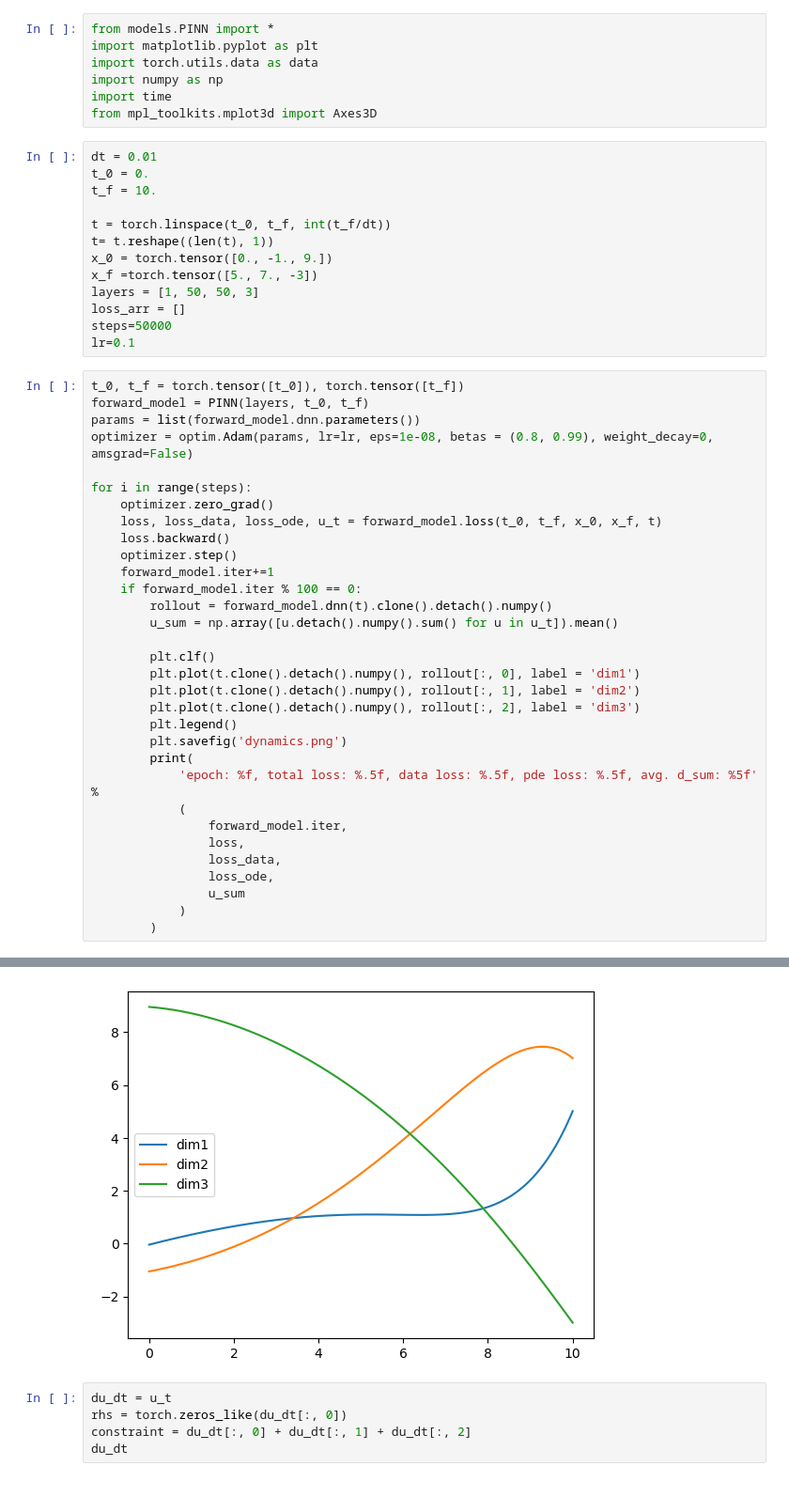
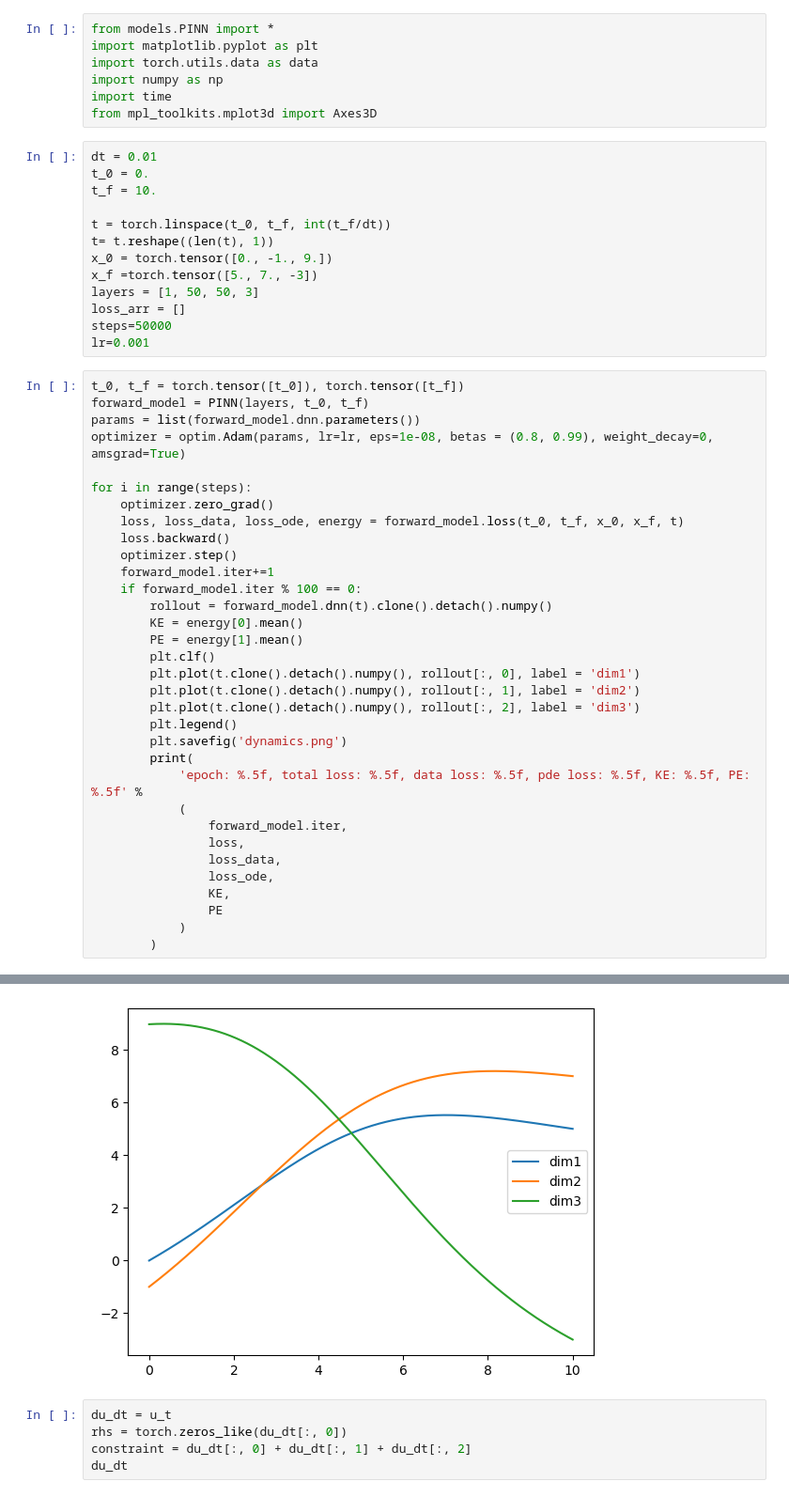
Before and after one commit to reecekeller/latentphysics, a Jupyter notebook: implicit.ipynb, the cells around one changed output, grey strips where cells are left out. Shown at 94% size. Drawn from its saved outputs; the diff is of its cells as text.

```diff
--- a/implicit.ipynb
+++ b/implicit.ipynb
@@ -17,23 +17,23 @@ x_f =torch.tensor([5., 7., -3])
 layers = [1, 50, 50, 3]
 loss_arr = []
 steps=50000
-lr=0.1
+lr=0.001
 # %%
 t_0, t_f = torch.tensor([t_0]), torch.tensor([t_f])
 forward_model = PINN(layers, t_0, t_f)
 params = list(forward_model.dnn.parameters())
-optimizer = optim.Adam(params, lr=lr, eps=1e-08, betas = (0.8, 0.99), weight_decay=0, amsgrad=False)
+optimizer = optim.Adam(params, lr=lr, eps=1e-08, betas = (0.8, 0.99), weight_decay=0, amsgrad=True)
 
 for i in range(steps):
     optimizer.zero_grad()
-    loss, loss_data, loss_ode, u_t = forward_model.loss(t_0, t_f, x_0, x_f, t)
+    loss, loss_data, loss_ode, energy = forward_model.loss(t_0, t_f, x_0, x_f, t)
     loss.backward()
     optimizer.step()
     forward_model.iter+=1
     if forward_model.iter % 100 == 0:
         rollout = forward_model.dnn(t).clone().detach().numpy()
-        u_sum = np.array([u.detach().numpy().sum() for u in u_t]).mean()
-
+        KE = energy[0].mean()
+        PE = energy[1].mean()
         plt.clf()
         plt.plot(t.clone().detach().numpy(), rollout[:, 0], label = 'dim1')
         plt.plot(t.clone().detach().numpy(), rollout[:, 1], label = 'dim2')
@@ -41,13 +41,14 @@ for i in range(steps):
         plt.legend()
         plt.savefig('dynamics.png')
         print(
-            'epoch: %f, total loss: %.5f, data loss: %.5f, pde loss: %.5f, avg. d_sum: %5f' %
+            'epoch: %.5f, total loss: %.5f, data loss: %.5f, pde loss: %.5f, KE: %.5f, PE: %.5f' %
             (
                 forward_model.iter,
                 loss,
                 loss_data,
                 loss_ode,
-                u_sum
+                KE,
+                PE
             )
         )
 # %% [output]
@@ -64,5 +72,5 @@ epoch: 1000.000000, total loss: 0.34841, data loss: 0.00236, pde loss: 0.06921,
 KeyboardInterrupt:
-[figure, old version]
+[figure, new version]
 # %%
 du_dt = u_t
 rhs = torch.zeros_like(du_dt[:, 0])
```
Also changed, not shown: parts of 10 cells of this notebook, 2 other files.
